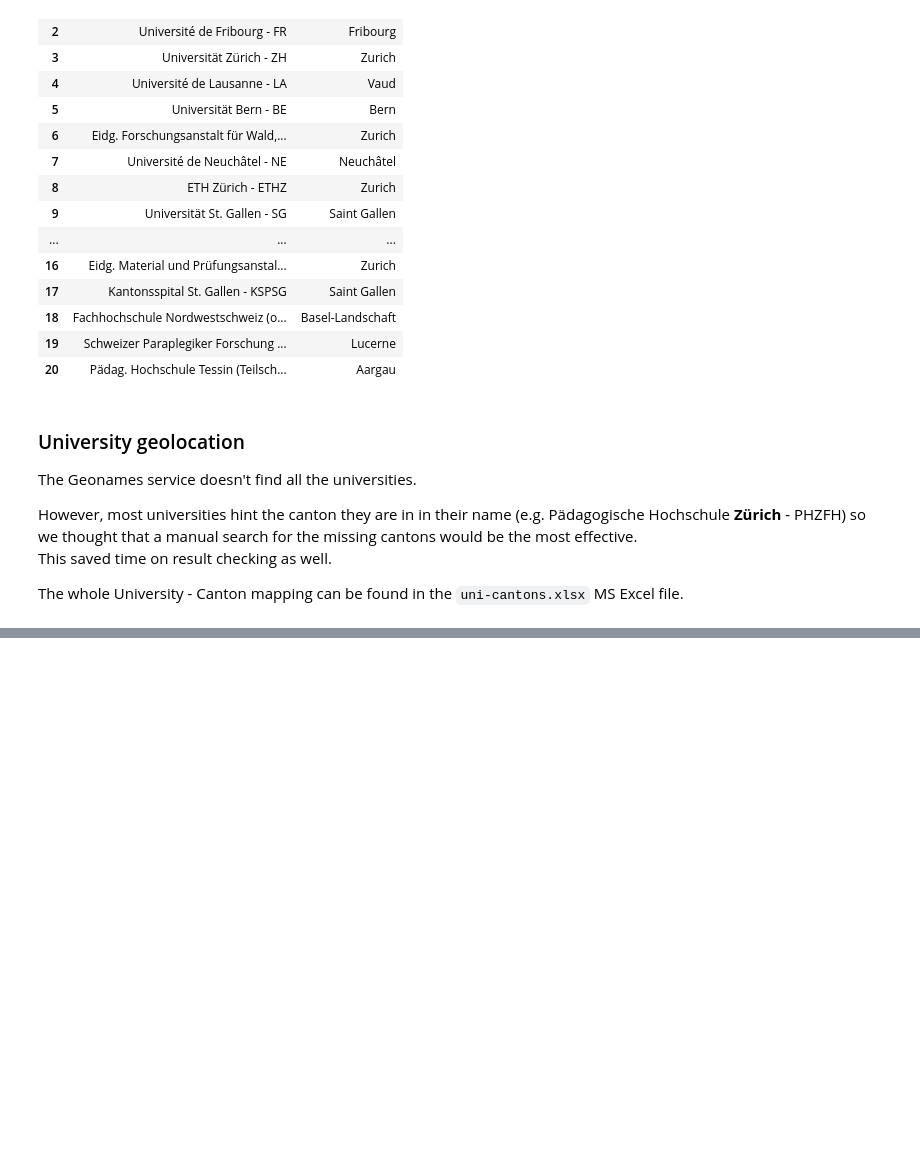
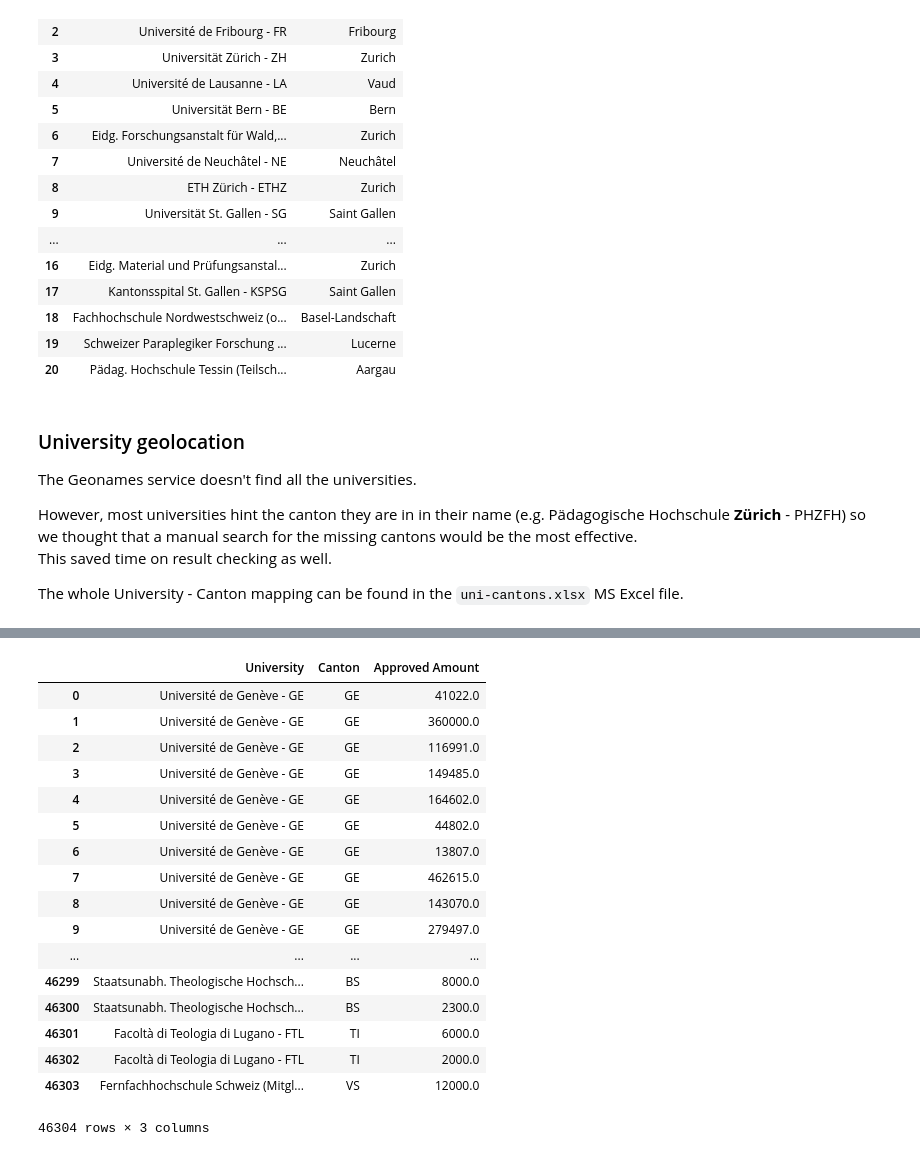
Before and after one commit to ireneu/ada, a Jupyter notebook: HW03/hw3.ipynb, the cells around one changed output, grey strips where cells are left out. Cells and saved outputs as stored; diff of their text form; code cells hidden in the pictures; blank space fills up the shorter version.

Commit message:
Canton/grants map
A checker

```diff
--- a/HW03/hw3.ipynb
+++ b/HW03/hw3.ipynb
@@ -137,3 +136,6 @@ However, most universities hint the canton they are in in their name (e.g. Päda
 This saved time on result checking as well.
 
 The whole University - Canton mapping can be found in the `uni-cantons.xlsx` MS Excel file.
+# %%
+unis_cantons = pd.read_excel('uni-cantons.xlsx', sep=';')
+unis_cantons.head()
@@ -139,0 +149,4 @@ The whole University - Canton mapping can be found in the `uni-cantons.xlsx` MS
+# %%
+canton_grants = pd.merge(snsf_data, unis_cantons, on='University', how='inner')[['University', 'Canton', 'Approved Amount']]
+#canton_grants.reset_index(inplace=True)
+canton_grants.head()
@@ -139,0 +160,22 @@ The whole University - Canton mapping can be found in the `uni-cantons.xlsx` MS
+# %%
+canton_grants['Approved Amount'] = canton_grants['Approved Amount'].apply(pd.to_numeric, args=('coerse',))
+canton_grants.head()
+# %% [output]
+|  | University | Canton | Approved Amount |
+| 0 | Université de Genève - GE | GE | 41022.0 |
+| 1 | Université de Genève - GE | GE | 360000.0 |
+| 2 | Université de Genève - GE | GE | 116991.0 |
+| 3 | Université de Genève - GE | GE | 149485.0 |
+| 4 | Université de Genève - GE | GE | 164602.0 |
+| 5 | Université de Genève - GE | GE | 44802.0 |
+| 6 | Université de Genève - GE | GE | 13807.0 |
+| 7 | Université de Genève - GE | GE | 462615.0 |
+| 8 | Université de Genève - GE | GE | 143070.0 |
+| 9 | Université de Genève - GE | GE | 279497.0 |
+| ... | ... | ... | ... |
+| 46299 | Staatsunabh. Theologische Hochsch... | BS | 8000.0 |
+| 46300 | Staatsunabh. Theologische Hochsch... | BS | 2300.0 |
+| 46301 | Facoltà di Teologia di Lugano - FTL | TI | 6000.0 |
+| 46302 | Facoltà di Teologia di Lugano - FTL | TI | 2000.0 |
+| 46303 | Fernfachhochschule Schweiz (Mitgl... | VS | 12000.0 |
+46304 rows × 3 columns
```
Also changed, not shown: parts of 8 cells of this notebook.
